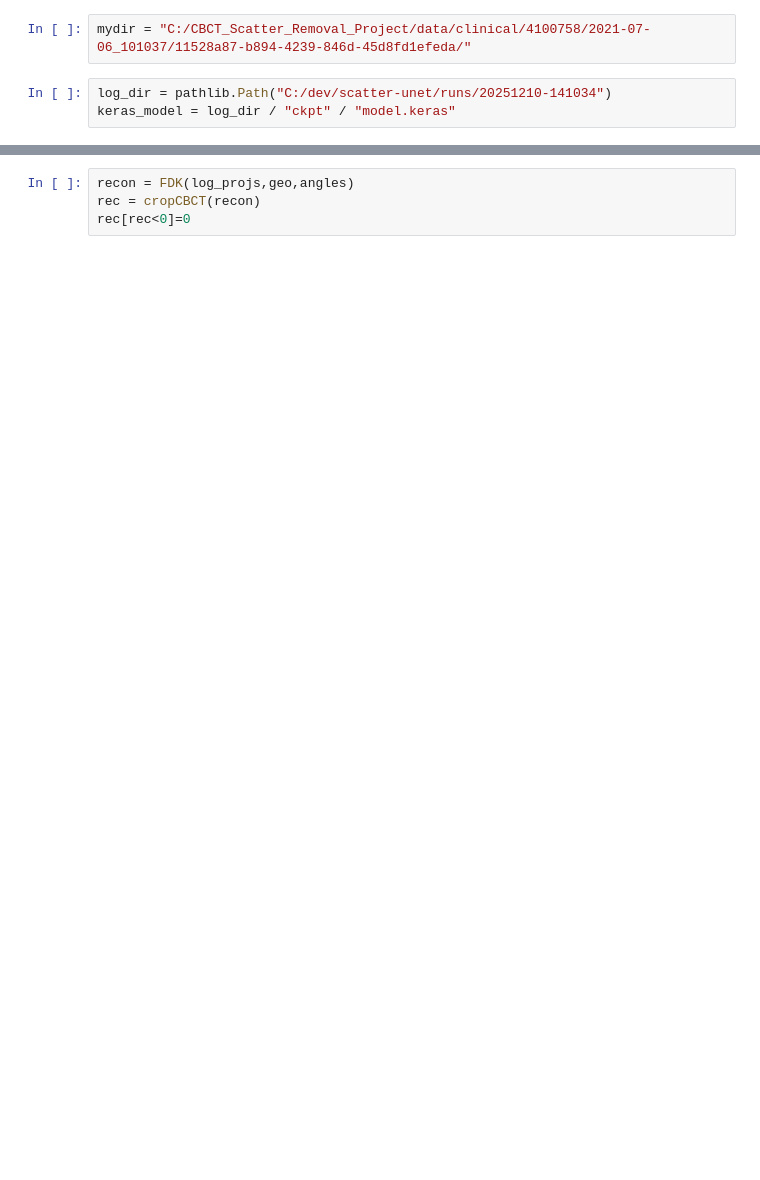
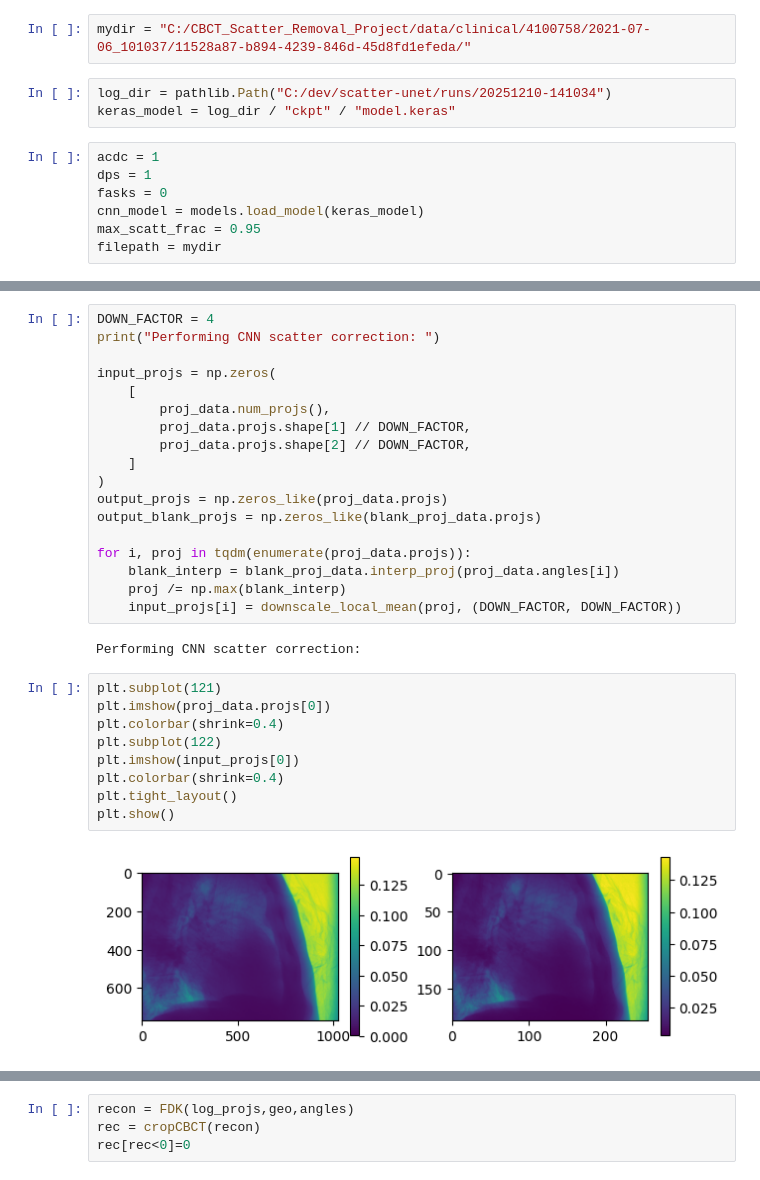
Before and after one commit to ReidIsaak/TIGRE, a Jupyter notebook: cnn_tester.ipynb, the cells around one changed output, grey strips where cells are left out. Saved outputs shown, nothing was run; the diff lists cells and outputs as text; blank space fills up the shorter version.

```diff
--- a/cnn_tester.ipynb
+++ b/cnn_tester.ipynb
@@ -9,3 +17,10 @@ mydir = "C:/CBCT_Scatter_Removal_Project/data/clinical/4100758/2021-07-06_101037
 # %%
 log_dir = pathlib.Path("C:/dev/scatter-unet/runs/20251210-141034")
 keras_model = log_dir / "ckpt" / "model.keras"
+# %%
+acdc = 1
+dps = 1
+fasks = 0
+cnn_model = models.load_model(keras_model)
+max_scatt_frac = 0.95
+filepath = mydir
@@ -11,0 +51,31 @@ keras_model = log_dir / "ckpt" / "model.keras"
+# %%
+DOWN_FACTOR = 4
+print("Performing CNN scatter correction: ")
+
+input_projs = np.zeros(
+    [
+        proj_data.num_projs(),
+        proj_data.projs.shape[1] // DOWN_FACTOR,
+        proj_data.projs.shape[2] // DOWN_FACTOR,
+    ]
+)
+output_projs = np.zeros_like(proj_data.projs)
+output_blank_projs = np.zeros_like(blank_proj_data.projs)
+
+for i, proj in tqdm(enumerate(proj_data.projs)):
+    blank_interp = blank_proj_data.interp_proj(proj_data.angles[i])
+    proj /= np.max(blank_interp)
+    input_projs[i] = downscale_local_mean(proj, (DOWN_FACTOR, DOWN_FACTOR))
+# %% [output]
+Performing CNN scatter correction:
+# %%
+plt.subplot(121)
+plt.imshow(proj_data.projs[0])
+plt.colorbar(shrink=0.4)
+plt.subplot(122)
+plt.imshow(input_projs[0])
+plt.colorbar(shrink=0.4)
+plt.tight_layout()
+plt.show()
+# %% [output]
+[figure, added]
```
Also changed, not shown: parts of 9 cells of this notebook, 1 other file.
